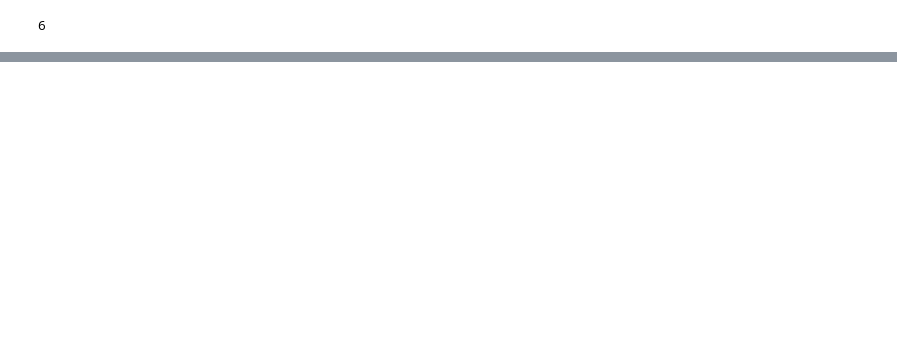
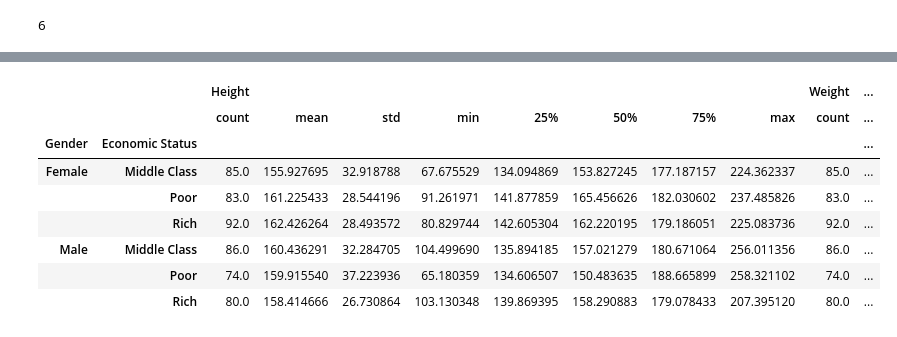
Before and after one commit to javilledo/MachineLearning, a Jupyter notebook: notebooks/t02_03_data_cleaning_agrupacion_de_datos.ipynb, the cells around one changed output, grey strips where cells are left out. Cells and saved outputs as stored; diff of their text form; code cells hidden in the pictures; blank space fills up the shorter version.

```diff
--- a/notebooks/t02_03_data_cleaning_agrupacion_de_datos.ipynb
+++ b/notebooks/t02_03_data_cleaning_agrupacion_de_datos.ipynb
@@ -221,0 +257,12 @@ double_group.get_group(('Male', 'Rich'))
+# %%
+double_group.describe()
+# %% [output]
+|  |  | Height |  |  |  |  |  |  |  | Weight | ... |
+|  |  | count | mean | std | min | 25% | 50% | 75% | max | count | ... |
+| Gender | Economic Status |  |  |  |  |  |  |  |  |  | ... |
+| Female | Middle Class | 85.0 | 155.927695 | 32.918788 | 67.675529 | 134.094869 | 153.827245 | 177.187157 | 224.362337 | 85.0 | ... |
+|  | Poor | 83.0 | 161.225433 | 28.544196 | 91.261971 | 141.877859 | 165.456626 | 182.030602 | 237.485826 | 83.0 | ... |
+|  | Rich | 92.0 | 162.426264 | 28.493572 | 80.829744 | 142.605304 | 162.220195 | 179.186051 | 225.083736 | 92.0 | ... |
+| Male | Middle Class | 86.0 | 160.436291 | 32.284705 | 104.499690 | 135.894185 | 157.021279 | 180.671064 | 256.011356 | 86.0 | ... |
+|  | Poor | 74.0 | 159.915540 | 37.223936 | 65.180359 | 134.606507 | 150.483635 | 188.665899 | 258.321102 | 74.0 | ... |
+|  | Rich | 80.0 | 158.414666 | 26.730864 | 103.130348 | 139.869395 | 158.290883 | 179.078433 | 207.395120 | 80.0 | ... |
```
Also changed, not shown: parts of 22 cells of this notebook.
